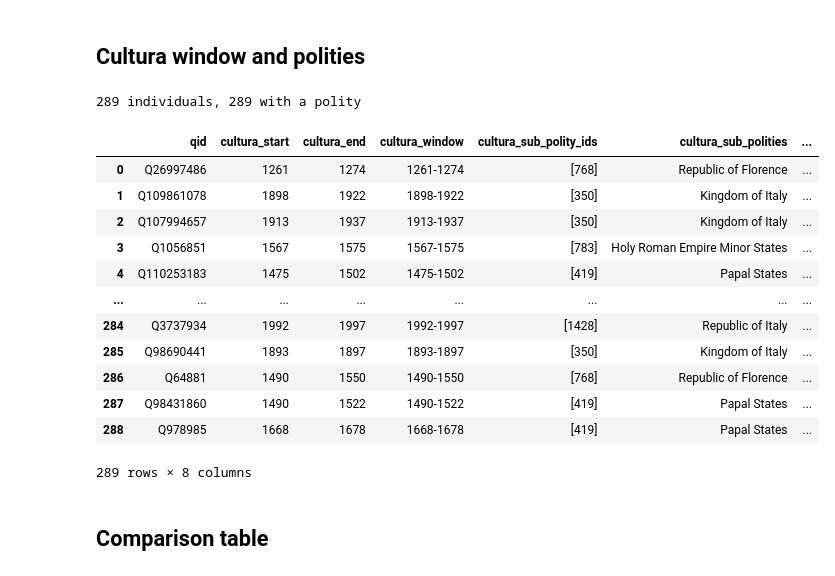
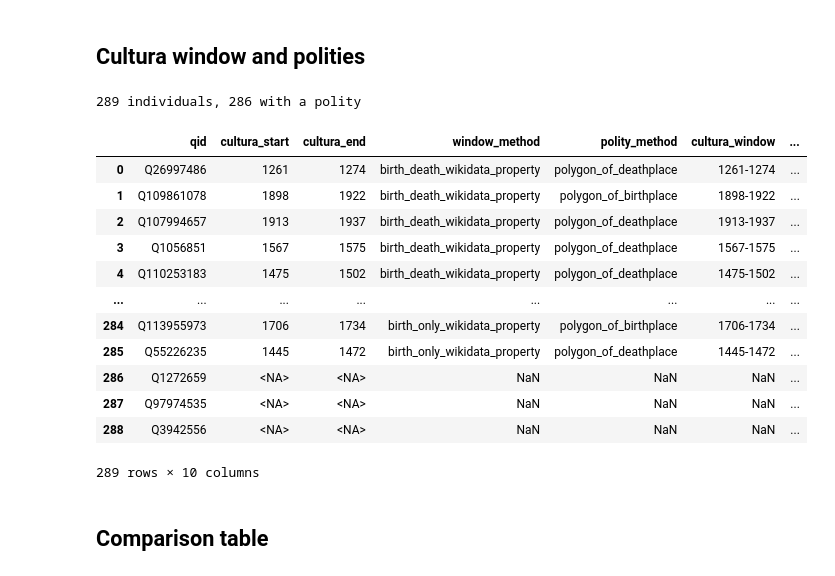
Before and after one commit to charlesdedampierre/cultura_database, a Jupyter notebook: notebooks/13_treccani_validation.ipynb, the cells around one changed output. Cells and saved outputs as stored; diff of their text form; code cells hidden in the pictures.

```diff
--- a/notebooks/13_treccani_validation.ipynb
+++ b/notebooks/13_treccani_validation.ipynb
@@ -64,52 +69,54 @@ qids = treccani["qid"].tolist()
 windows = connection.execute("""
     SELECT individual_enriched.entity.qid AS qid,
            individual_enriched.peak_productivity.start_year AS cultura_start,
-           individual_enriched.peak_productivity.end_year AS cultura_end
+           individual_enriched.peak_productivity.end_year AS cultura_end,
+           individual_enriched.peak_productivity.assignation_method AS window_method,
+           individual_enriched.polity[1].assignation_method AS polity_method
     FROM individual_enriched
     WHERE individual_enriched.entity.qid IN (SELECT unnest(?))
 """, [qids]).df()
 windows["cultura_window"] = windows.apply(lambda row: None if pd.isna(row["cultura_start"]) else f"{int(row['cultura_start'])}-{int(row['cultura_end'])}", axis=1)
 
 sub_polities = connection.execute("""
     SELECT individual_enriched.entity.qid AS qid,
            list(polity_match.polity.cliopatria_id) AS cultura_sub_polity_ids,
            string_agg(polity_match.polity.name, ' / ') AS cultura_sub_polities
     FROM individual_enriched, unnest(individual_enriched.polity) AS unnested(polity_match)
     WHERE individual_enriched.entity.qid IN (SELECT unnest(?))
     GROUP BY qid
 """, [qids]).df()
 
 meta_polities = connection.execute("""
     SELECT individual_enriched.entity.qid AS qid,
            list(DISTINCT meta.cliopatria_id) AS cultura_meta_polity_ids,
            string_agg(DISTINCT meta.name, ' / ') AS cultura_meta_polities
     FROM individual_enriched,
          unnest(individual_enriched.polity) AS unnested(polity_match),
          unnest(polity_match.polity.meta_polities) AS unnested_meta(meta)
     WHERE individual_enriched.entity.qid IN (SELECT unnest(?))
       AND meta.start_year <= individual_enriched.peak_productivity.end_year
       AND meta.end_year >= individual_enriched.peak_productivity.start_year
     GROUP BY qid
 """, [qids]).df()
 
 cultura = windows.merge(sub_polities, on="qid", how="left").merge(meta_polities, on="qid", how="left")
 print(len(cultura), "individuals,", cultura["cultura_sub_polities"].notna().sum(), "with a polity")
 cultura
 # %% [output]
-289 individuals, 289 with a polity
+289 individuals, 286 with a polity
-|  | qid | cultura_start | cultura_end | cultura_window | cultura_sub_polity_ids | cultura_sub_polities | ... |
-| 0 | Q26997486 | 1261 | 1274 | 1261-1274 | [768] | Republic of Florence | ... |
-| 1 | Q109861078 | 1898 | 1922 | 1898-1922 | [350] | Kingdom of Italy | ... |
-| 2 | Q107994657 | 1913 | 1937 | 1913-1937 | [350] | Kingdom of Italy | ... |
-| 3 | Q1056851 | 1567 | 1575 | 1567-1575 | [783] | Holy Roman Empire Minor States | ... |
-| 4 | Q110253183 | 1475 | 1502 | 1475-1502 | [419] | Papal States | ... |
+|  | qid | cultura_start | cultura_end | window_method | polity_method | cultura_window | ... |
+| 0 | Q26997486 | 1261 | 1274 | birth_death_wikidata_property | polygon_of_deathplace | 1261-1274 | ... |
+| 1 | Q109861078 | 1898 | 1922 | birth_death_wikidata_property | polygon_of_birthplace | 1898-1922 | ... |
+| 2 | Q107994657 | 1913 | 1937 | birth_death_wikidata_property | polygon_of_deathplace | 1913-1937 | ... |
+| 3 | Q1056851 | 1567 | 1575 | birth_death_wikidata_property | polygon_of_deathplace | 1567-1575 | ... |
+| 4 | Q110253183 | 1475 | 1502 | birth_death_wikidata_property | polygon_of_deathplace | 1475-1502 | ... |
 | ... | ... | ... | ... | ... | ... | ... | ... |
-| 284 | Q3737934 | 1992 | 1997 | 1992-1997 | [1428] | Republic of Italy | ... |
-| 285 | Q98690441 | 1893 | 1897 | 1893-1897 | [350] | Kingdom of Italy | ... |
-| 286 | Q64881 | 1490 | 1550 | 1490-1550 | [768] | Republic of Florence | ... |
-| 287 | Q98431860 | 1490 | 1522 | 1490-1522 | [419] | Papal States | ... |
-| 288 | Q978985 | 1668 | 1678 | 1668-1678 | [419] | Papal States | ... |
+| 284 | Q113955973 | 1706 | 1734 | birth_only_wikidata_property | polygon_of_birthplace | 1706-1734 | ... |
+| 285 | Q55226235 | 1445 | 1472 | birth_only_wikidata_property | polygon_of_deathplace | 1445-1472 | ... |
+| 286 | Q1272659 | <NA> | <NA> | NaN | NaN | NaN | ... |
+| 287 | Q97974535 | <NA> | <NA> | NaN | NaN | NaN | ... |
+| 288 | Q3942556 | <NA> | <NA> | NaN | NaN | NaN | ... |
-289 rows × 8 columns
+289 rows × 10 columns
 # %% [markdown]
 ## Comparison table
 # %%
```
Also changed, not shown: parts of 6 cells of this notebook, 1 other file.
